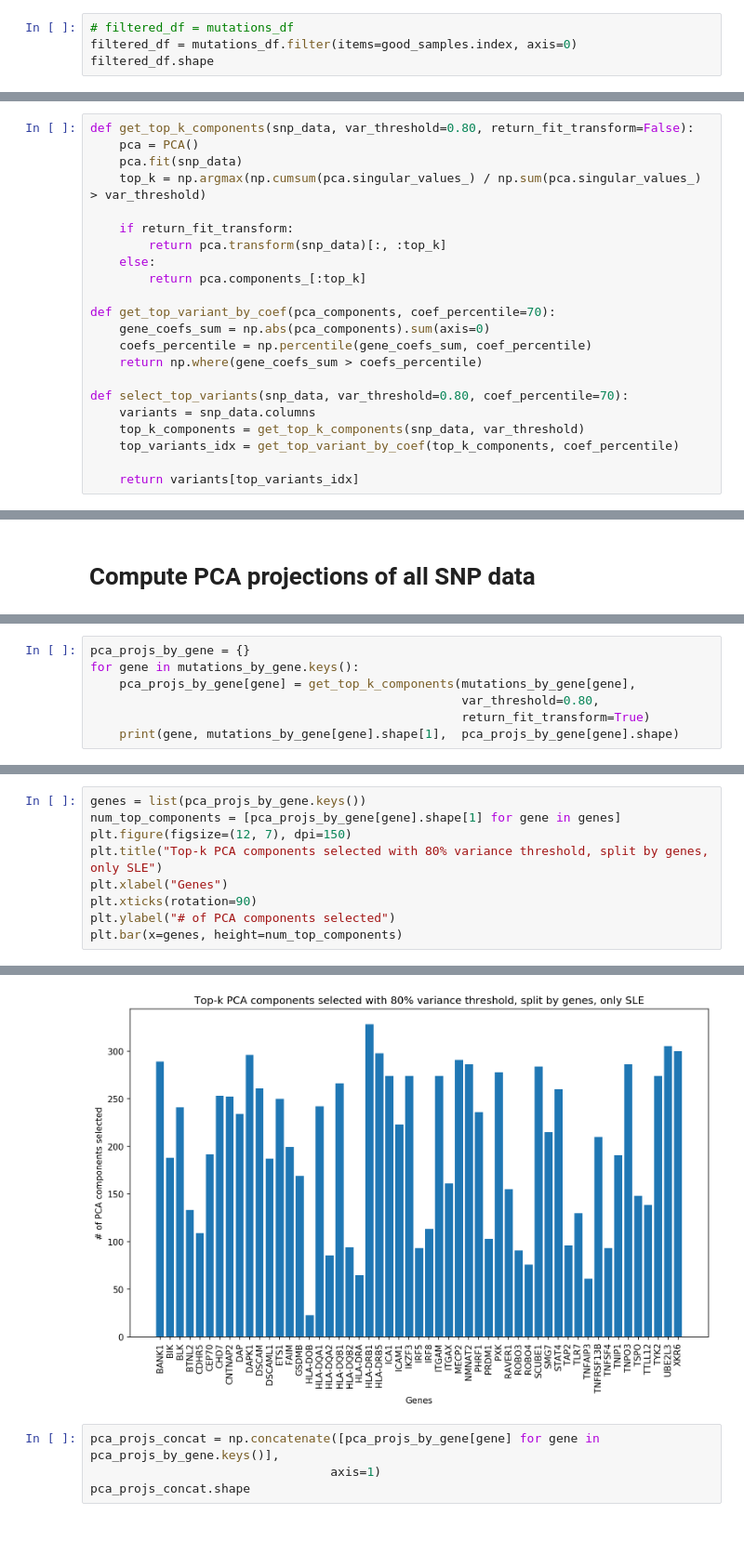
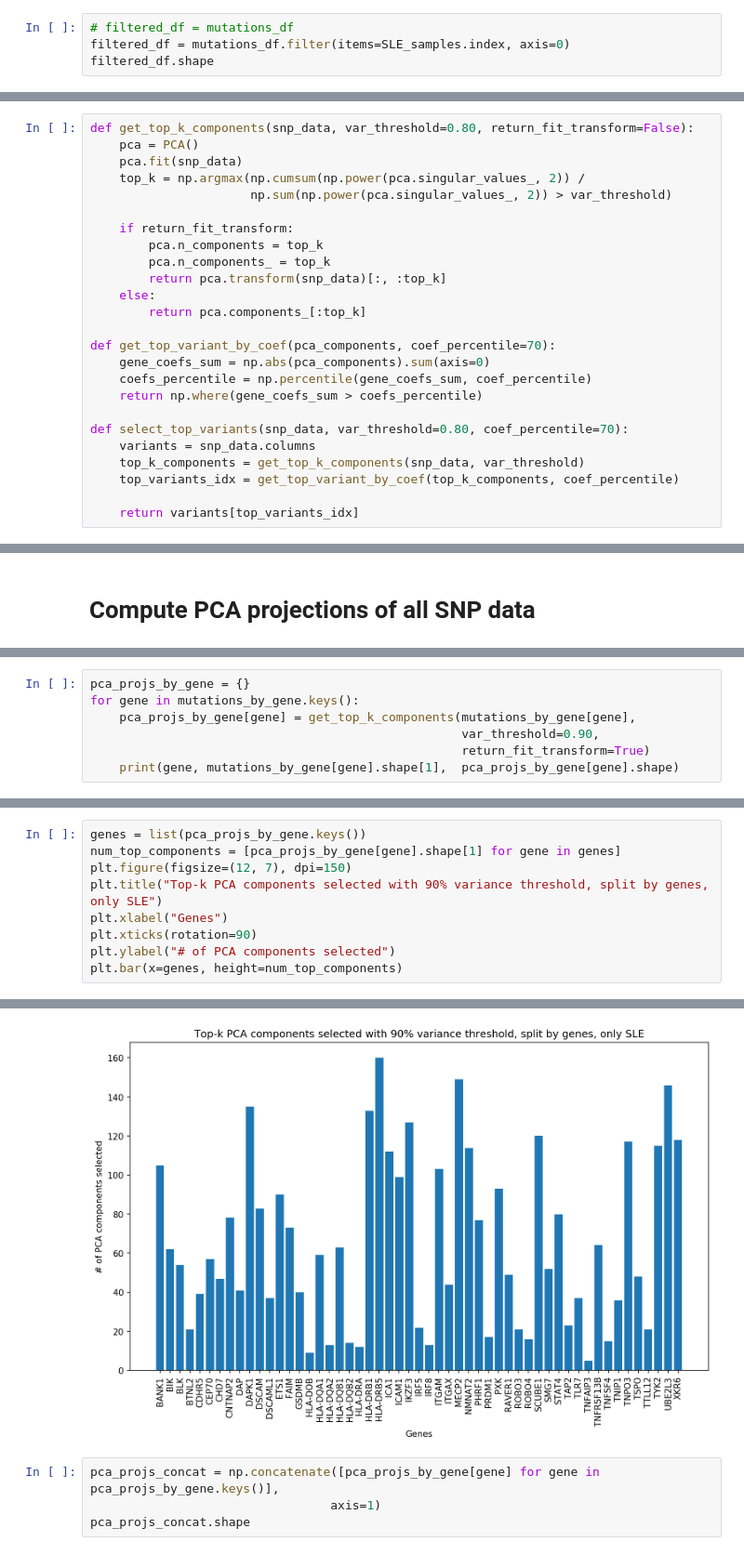
Before and after one commit to NCBI-Codeathons/SLEuth, a Jupyter notebook: notebooks/variants_PCA_feature_selection.ipynb, the cells around one changed output, grey strips where cells are left out. Shown at 93% size. Drawn from its saved outputs; the diff is of its cells as text.

```diff
--- a/notebooks/variants_PCA_feature_selection.ipynb
+++ b/notebooks/variants_PCA_feature_selection.ipynb
@@ -74,6 +68,6 @@ Index(['Betty_Ill_4901_2', 'ucl223ILL1', 'Betty_Ill_3822_2',
 # Filtered data
 # %%
 # filtered_df = mutations_df
-filtered_df = mutations_df.filter(items=good_samples.index, axis=0)
+filtered_df = mutations_df.filter(items=SLE_samples.index, axis=0)
 filtered_df.shape
 # %% [output]
@@ -173,9 +125,12 @@ Index(['XKR6', 'BANK1', 'DAPK1', 'NMNAT2', 'SCUBE1', 'ICA1', 'TNPO3', 'UBE2L3',
 def get_top_k_components(snp_data, var_threshold=0.80, return_fit_transform=False):
     pca = PCA()
     pca.fit(snp_data)
-    top_k = np.argmax(np.cumsum(pca.singular_values_) / np.sum(pca.singular_values_) > var_threshold)
+    top_k = np.argmax(np.cumsum(np.power(pca.singular_values_, 2)) /
+                      np.sum(np.power(pca.singular_values_, 2)) > var_threshold)
 
     if return_fit_transform:
+        pca.n_components = top_k
+        pca.n_components_ = top_k
         return pca.transform(snp_data)[:, :top_k]
     else:
         return pca.components_[:top_k]
@@ -203,7 +162,7 @@ plt.scatter(x=range(pca.components_.shape[1]), y=gene_coefs_sum)
 pca_projs_by_gene = {}
 for gene in mutations_by_gene.keys():
     pca_projs_by_gene[gene] = get_top_k_components(mutations_by_gene[gene],
-                                                   var_threshold=0.80,
+                                                   var_threshold=0.90,
                                                    return_fit_transform=True)
     print(gene, mutations_by_gene[gene].shape[1],  pca_projs_by_gene[gene].shape)
 # %% [output]
@@ -227,15 +186,15 @@ XKR6 10256 (1127, 501)
 # %%
 genes = list(pca_projs_by_gene.keys())
 num_top_components = [pca_projs_by_gene[gene].shape[1] for gene in genes]
 plt.figure(figsize=(12, 7), dpi=150)
-plt.title("Top-k PCA components selected with 80% variance threshold, split by genes, only SLE")
+plt.title("Top-k PCA components selected with 90% variance threshold, split by genes, only SLE")
 plt.xlabel("Genes")
 plt.xticks(rotation=90)
 plt.ylabel("# of PCA components selected")
 plt.bar(x=genes, height=num_top_components)
 # %% [output]
 <BarContainer object of 53 artists>
-[figure, old version]
+[figure, new version]
 # %%
 pca_projs_concat = np.concatenate([pca_projs_by_gene[gene] for gene in pca_projs_by_gene.keys()],
                                  axis=1)
```
Also changed, not shown: parts of 13 cells of this notebook, 3 other files.
